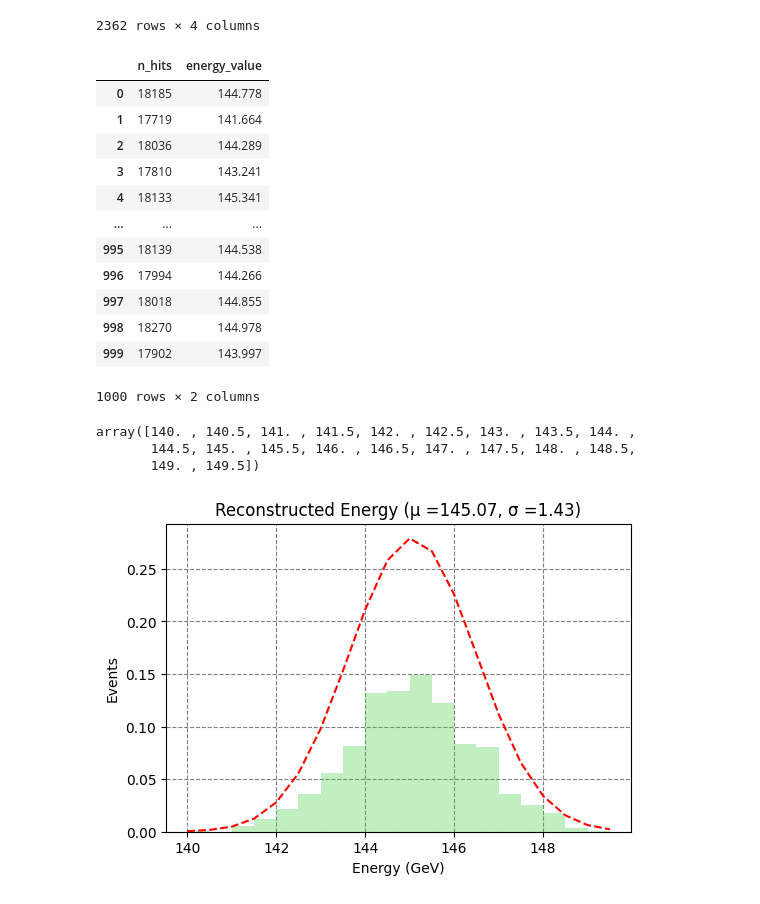
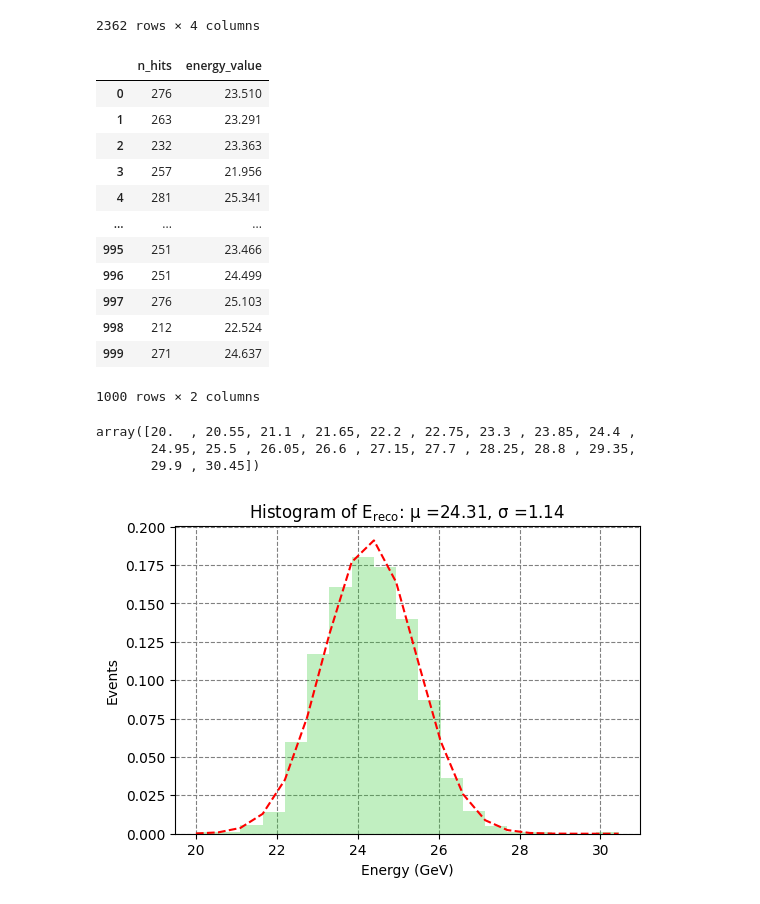
Before and after one commit to JoseDGV/hgcal_energy_resolution_analysis, a Jupyter notebook: energy_resolution_analysis.ipynb, the cells around one changed output. Drawn from its saved outputs; the diff is of its cells as text; code cells hidden in the pictures.

```diff
--- a/energy_resolution_analysis.ipynb
+++ b/energy_resolution_analysis.ipynb
@@ -30,7 +29,8 @@ df
 | 18 | 0.95 | 1000 | 12.41 |
 # %%
 #read cluster info file for a given particle with a given noise level
-df_ci = pd.read_csv('cluster-info_'+root_file+'_noise-min.csv')
+noise = df['noise'][df['n_clusters_mean'].idxmin()]
+df_ci = pd.read_csv('cluster-info_'+root_file+'_noise-'+str(noise)+'.csv')
 df_ci
 # %% [output]
 |  | event_n | event_clusters | n_hits | energy_value |
@@ -47,24 +47,26 @@ df_ci
 | 2361 | 999 | 58 | 271 | 24.637 |
 2362 rows × 4 columns
 # %%
-#group by events to get the cluster with the max number of hits for each event and their energy
-df_he = df_ci.loc[df_ci.groupby(df_ci['event_n'])['n_hits'].idxmax()]
+#group by events to get the cluster with the 2nd max number of hits (i.e the first cluster not counting the noise)
+#for each event and their energy
+df_he = df_ci.drop(df_ci.groupby(df_ci['event_n'])['n_hits'].idxmax()) #drop noise clusters (clusters with max n_hits)
+df_he = df_he.loc[df_he.groupby(df_ci['event_n'])['n_hits'].idxmax()]  #keep 2nd highest clusters (max signals)
 df_he = df_he.drop(['event_n','event_clusters'], axis=1)
 df_he = df_he.reset_index(drop=True)
 df_he
 # %% [output]
 |  | n_hits | energy_value |
-| 0 | 18185 | 144.778 |
-| 1 | 17719 | 141.664 |
-| 2 | 18036 | 144.289 |
-| 3 | 17810 | 143.241 |
-| 4 | 18133 | 145.341 |
+| 0 | 276 | 23.510 |
+| 1 | 263 | 23.291 |
+| 2 | 232 | 23.363 |
+| 3 | 257 | 21.956 |
+| 4 | 281 | 25.341 |
 | ... | ... | ... |
-| 995 | 18139 | 144.538 |
-| 996 | 17994 | 144.266 |
-| 997 | 18018 | 144.855 |
-| 998 | 18270 | 144.978 |
-| 999 | 17902 | 143.997 |
+| 995 | 251 | 23.466 |
+| 996 | 251 | 24.499 |
+| 997 | 276 | 25.103 |
+| 998 | 212 | 22.524 |
+| 999 | 271 | 24.637 |
 1000 rows × 2 columns
 # %%
 #set up histogram bining
@@ -73,44 +75,49 @@ bin_width = (np.ceil(df_he['energy_value'].max()) - np.floor(df_he['energy_value
 custom_bins = np.arange(np.floor(df_he['energy_value'].min()), np.ceil(df_he['energy_value'].max()), bin_width)
 custom_bins
 # %% [output]
-array([140. , 140.5, 141. , 141.5, 142. , 142.5, 143. , 143.5, 144. ,
-       144.5, 145. , 145.5, 146. , 146.5, 147. , 147.5, 148. , 148.5,
-       149. , 149.5])
+array([20.  , 20.55, 21.1 , 21.65, 22.2 , 22.75, 23.3 , 23.85, 24.4 ,
+       24.95, 25.5 , 26.05, 26.6 , 27.15, 27.7 , 28.25, 28.8 , 29.35,
+       29.9 , 30.45])
 # %%
 #set up bins weights so that summing the bars up gives 1
 bin_weights = np.ones_like(df_he['energy_value']) / len(df_he['energy_value'])
 # %%
-#fit data to normal (weighted) distribution
-#mu, std = scipy.stats.norm.fit(df_he['energy_value'])
-#p = norm.pdf(custom_bins, mu, std)
-sums, bins = np.histogram(df_he['energy_value'], custom_bins, weights=bin_weights)
-hist_dist = scipy.stats.rv_histogram((sums, custom_bins))
-weighted_data = hist_dist.rvs(size=10000)
-mu, std = scipy.stats.norm.fit(weighted_data)
-#mu = sum (df_he['energy_value'] * bin_weights) / sum(bin_weights)
-#std = np.sqrt (sum (bin_weights * (df_he['energy_value'] - mu)**2) / sum(bin_weights))
-p = scipy.stats.norm.pdf(custom_bins, mu, std)
+#fit data to gaussian distribution
+mu, std = scipy.stats.norm.fit(df_he['energy_value'])
+g = scipy.stats.norm.pdf(custom_bins, mu, std)
+# %%
+#get fit weight correction for weighted/density histogram
+sums_w, bins_w = np.histogram(df_he['energy_value'], custom_bins, weights = bin_weights)
+sums_d, bins_d = np.histogram(df_he['energy_value'], custom_bins, density = True)
+g_weight = np.amax(sums_w)/np.amax(sums_d)
 # %%
-#plot histogram + gaussian fit
+#set x-axis limits so that histogram is centered
+xmin = 0
+xmax = np.ceil(mu)*2
+
+#plot histogram
 ax = df_he.plot('n_hits',
         kind='hist',
         bins=custom_bins,
         density=False,
         weights = bin_weights,
-        title = 'Reconstructed Energy (μ ='+str(np.round(mu,2))+', σ ='+str(np.round(std,2))+')',
+        title = 'Histogram of $\mathregular{E_{reco}}$: μ ='+str(np.round(mu,2))+', σ ='+str(np.round(std,2)),
         ylabel = 'Events',
         xlabel='Energy (GeV)',
         rot = 0,
         color='limegreen',
         legend = None,
         figsize=(6, 4),
         alpha=0.3)
 
+#plot gaussian fit
+ax.plot(custom_bins, g*g_weight, color='red', linestyle='dashed')
 
-ax.plot(custom_bins, p, color='red', linestyle='dashed')
+#set plot parameters
 ax.set_axisbelow(True)
+#ax.set_xlim([xmin, xmax]) #uncomment for centered histogram
 ax.yaxis.grid(color='gray', linestyle='dashed')
 ax.xaxis.grid(color='gray', linestyle='dashed')
-ax.get_figure().savefig('energy-distribution-'+root_file+'.png', bbox_inches = 'tight')
+ax.get_figure().savefig('energy-distribution-'+root_file+'_noise-'+str(noise)+'.png', bbox_inches = 'tight')
 # %% [output]
-[figure, old version]
+[figure, new version]
```
Also changed, not shown: parts of 1 cell of this notebook.
